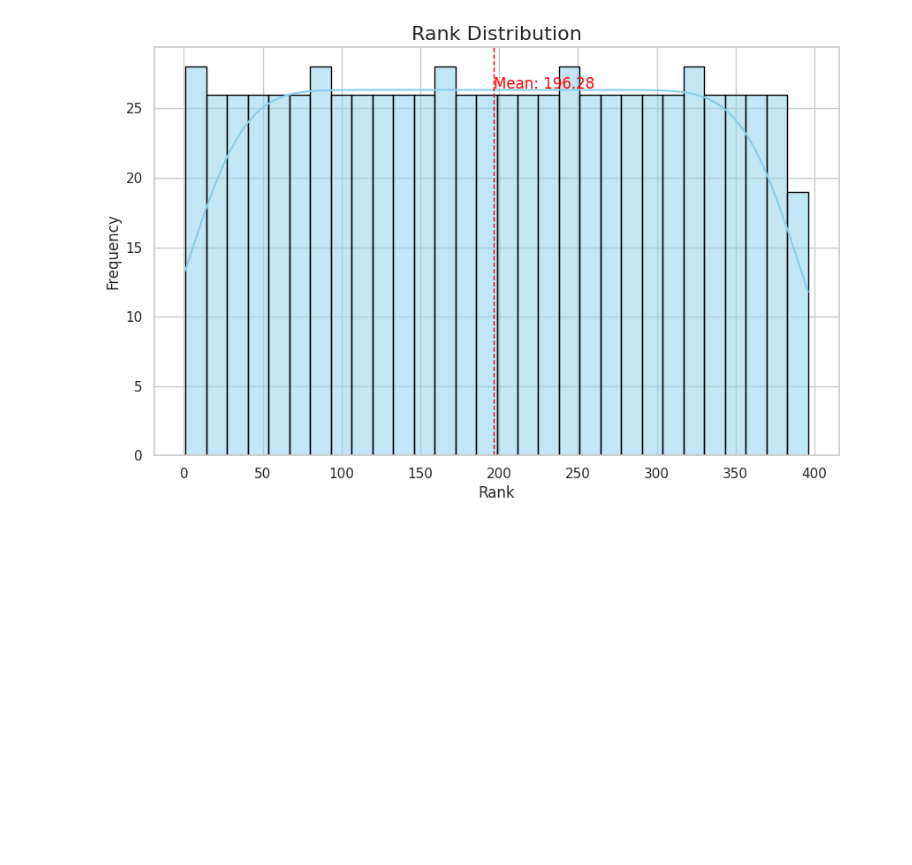
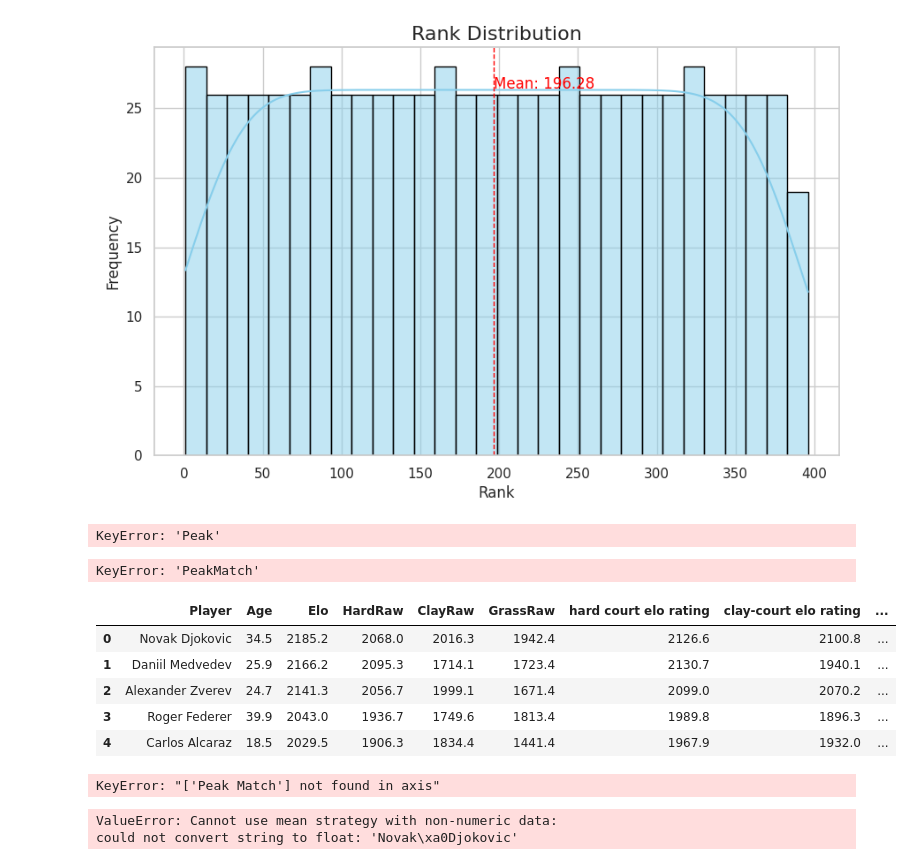
Before and after one commit to fjadidi2001/Machine_Learning_Journey, a Jupyter notebook: Predict_ATP_tennis.ipynb, the cells around one changed output. Saved outputs shown, nothing was run; the diff lists cells and outputs as text; code cells hidden in the pictures; blank space fills up the shorter version.

Commit message:
i get error

```diff
--- a/Predict_ATP_tennis.ipynb
+++ b/Predict_ATP_tennis.ipynb
@@ -225,3 +227,22 @@ plt.show()
 # Convert categorical columns like 'Gender' to numeric
 label_encoder = LabelEncoder()
 df['Gender'] = label_encoder.fit_transform(df['Gender'])
+df['Peak'] = label_encoder.fit_transform(df['Peakc'])
+# %% [output]
+KeyError: 'Peak'
+# %%
+# Convert 'HardRaw', 'ClayRaw', and 'GrassRaw' to numeric if necessary
+# Assume they contain non-numeric values; converting them to numerical values
+for col in ['HardRaw', 'ClayRaw', 'GrassRaw', 'PeakMatch']:
+    df[col] = pd.to_numeric(df[col], errors='coerce')
+# %% [output]
+KeyError: 'PeakMatch'
+# %%
+df.head()
+# %% [output]
+|  | Player | Age | Elo | HardRaw | ClayRaw | GrassRaw | hard court elo rating | clay-court elo rating | ... |
+| 0 | Novak Djokovic | 34.5 | 2185.2 | 2068.0 | 2016.3 | 1942.4 | 2126.6 | 2100.8 | ... |
+| 1 | Daniil Medvedev | 25.9 | 2166.2 | 2095.3 | 1714.1 | 1723.4 | 2130.7 | 1940.1 | ... |
+| 2 | Alexander Zverev | 24.7 | 2141.3 | 2056.7 | 1999.1 | 1671.4 | 2099.0 | 2070.2 | ... |
+| 3 | Roger Federer | 39.9 | 2043.0 | 1936.7 | 1749.6 | 1813.4 | 1989.8 | 1896.3 | ... |
+| 4 | Carlos Alcaraz | 18.5 | 2029.5 | 1906.3 | 1834.4 | 1441.4 | 1967.9 | 1932.0 | ... |
@@ -227,0 +251,11 @@ df['Gender'] = label_encoder.fit_transform(df['Gender'])
+# %%
+df.drop(['Peak Match'], axis=1, inplace=True)
+# %% [output]
+KeyError: "['Peak Match'] not found in axis"
+# %%
+# Handle missing values (if any remain after conversion)
+imputer = SimpleImputer(strategy='mean')
+df = pd.DataFrame(imputer.fit_transform(df), columns=df.columns)
+# %% [output]
+ValueError: Cannot use mean strategy with non-numeric data:
+could not convert string to float: 'Novak\xa0Djokovic'
```
Also changed, not shown: parts of 2 cells of this notebook.
